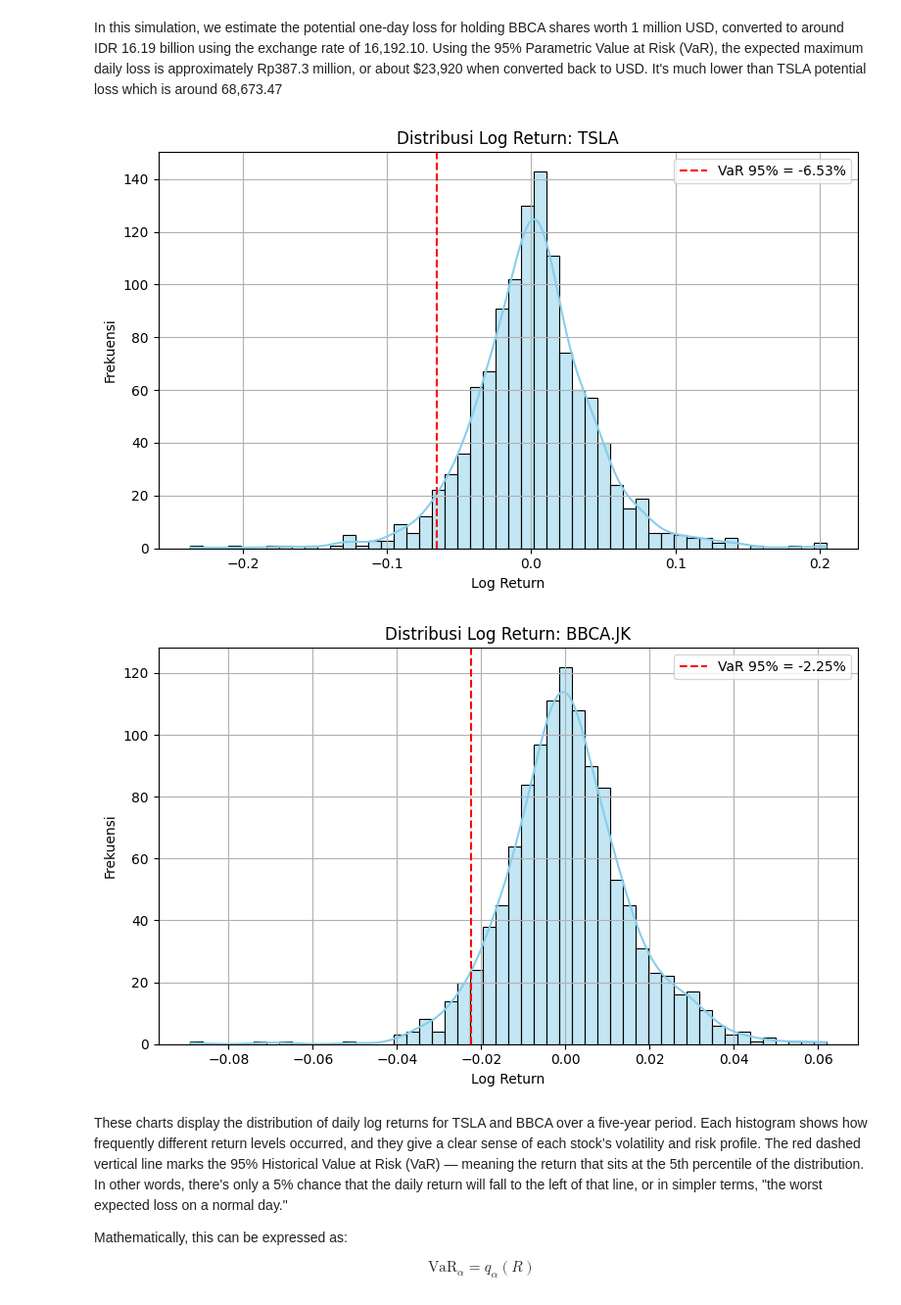
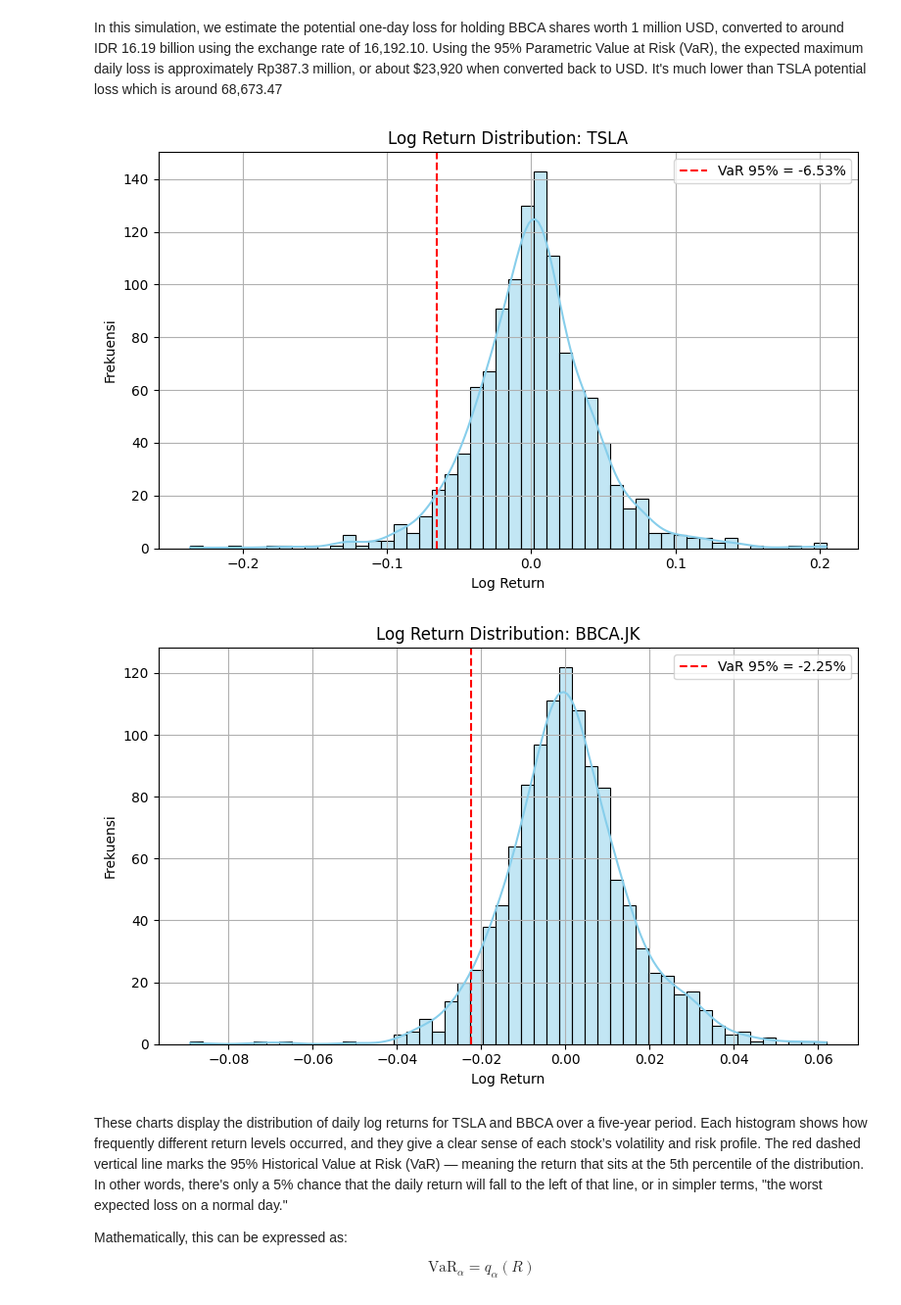
Before and after one commit to DeryFerd/Math-Finance-Learning-Progress, a Jupyter notebook: Codes/Stocks_Risk_Analysis_with_VaR_CAPM_Sharpe_Ratio.ipynb, the cells around one changed output. Shown at 98% size. Drawn from its saved outputs; the diff is of its cells as text; code cells hidden in the pictures.

```diff
--- a/Codes/Stocks_Risk_Analysis_with_VaR_CAPM_Sharpe_Ratio.ipynb
+++ b/Codes/Stocks_Risk_Analysis_with_VaR_CAPM_Sharpe_Ratio.ipynb
@@ -345,22 +345,22 @@ In this simulation, we estimate the potential one-day loss for holding BBCA shar
 # %%
 def plot_var_dist(ticker, returns, var_value):
     plt.figure(figsize=(8, 5))
     sns.histplot(returns, bins=50, kde=True, color='skyblue')
     plt.axvline(x=-var_value, color='red', linestyle='--', label=f'VaR 95% = {-var_value:.2%}')
-    plt.title(f'Distribusi Log Return: {ticker}')
+    plt.title(f'Log Return Distribution: {ticker}')
     plt.xlabel('Log Return')
     plt.ylabel('Frekuensi')
     plt.legend()
     plt.grid(True)
     plt.tight_layout()
     plt.show()
 
 # Use previous historical data
 plot_var_dist('TSLA', log_returns['TSLA'], abs(var_df.loc['TSLA', 'Historical VaR (95%)']))
 plot_var_dist('BBCA.JK', log_returns['BBCA.JK'], abs(var_df.loc['BBCA.JK', 'Historical VaR (95%)']))
 # %% [output]
-[figure, old version]
+[figure, new version]
-[figure, old version]
+[figure, new version]
 # %% [markdown]
 These charts display the distribution of daily log returns for TSLA and BBCA over a five-year period. Each histogram shows how frequently different return levels occurred, and they give a clear sense of each stock’s volatility and risk profile. The red dashed vertical line marks the 95% Historical Value at Risk (VaR) — meaning the return that sits at the 5th percentile of the distribution. In other words, there's only a 5% chance that the daily return will fall to the left of that line, or in simpler terms, "the worst expected loss on a normal day."
 
```
Also changed, not shown: parts of 5 cells of this notebook.
